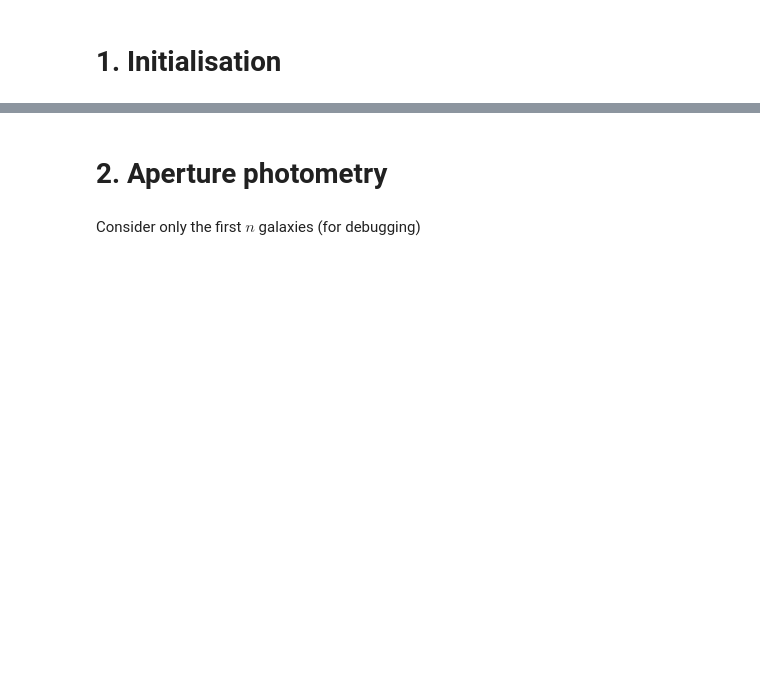
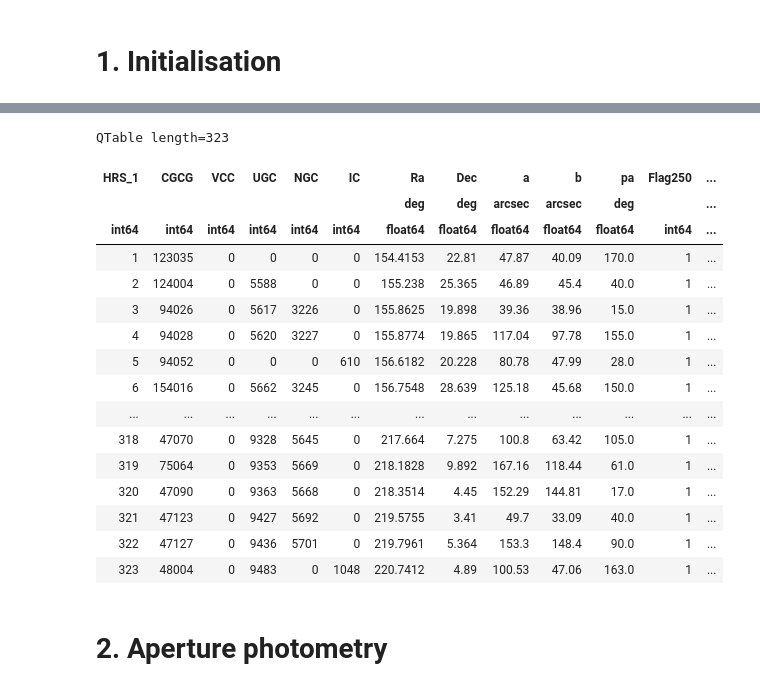
Before and after one commit to paranoya/astrobrowser, a Jupyter notebook: HRS.ipynb, the cells around one changed output, grey strips where cells are left out. Drawn from its saved outputs; the diff is of its cells as text; code cells hidden in the pictures; blank space fills up the shorter version.

```diff
--- a/HRS.ipynb
+++ b/HRS.ipynb
@@ -27,4 +121,34 @@ HRS_catalogue
+# %%
+HRS_SPIRE_catalogue = QTable.read(os.path.join('HRS', 'SPIRE_ciesla_2012', 'HRS_PHOTOMETRY_v2.1'), format='ascii.commented_header')
+HRS_SPIRE_catalogue['Ra'].unit = u.deg
+HRS_SPIRE_catalogue['Dec'].unit = u.deg
+HRS_SPIRE_catalogue['a'].unit = u.arcsec
+HRS_SPIRE_catalogue['b'].unit = u.arcsec
+HRS_SPIRE_catalogue['pa'].unit = u.deg
+HRS_SPIRE_catalogue['S250'].unit = u.mJy
+HRS_SPIRE_catalogue['S350'].unit = u.mJy
+HRS_SPIRE_catalogue['S500'].unit = u.mJy
+HRS_SPIRE_catalogue['err_tot250'].unit = u.mJy
+HRS_SPIRE_catalogue['err_tot350'].unit = u.mJy
+HRS_SPIRE_catalogue['err_tot500'].unit = u.mJy
+HRS_SPIRE_catalogue
+# %% [output]
+QTable length=323
+| HRS_1 | CGCG | VCC | UGC | NGC | IC | Ra | Dec | a | b | pa | Flag250 | ... |
+|  |  |  |  |  |  | deg | deg | arcsec | arcsec | deg |  | ... |
+| int64 | int64 | int64 | int64 | int64 | int64 | float64 | float64 | float64 | float64 | float64 | int64 | ... |
+| 1 | 123035 | 0 | 0 | 0 | 0 | 154.4153 | 22.81 | 47.87 | 40.09 | 170.0 | 1 | ... |
+| 2 | 124004 | 0 | 5588 | 0 | 0 | 155.238 | 25.365 | 46.89 | 45.4 | 40.0 | 1 | ... |
+| 3 | 94026 | 0 | 5617 | 3226 | 0 | 155.8625 | 19.898 | 39.36 | 38.96 | 15.0 | 1 | ... |
+| 4 | 94028 | 0 | 5620 | 3227 | 0 | 155.8774 | 19.865 | 117.04 | 97.78 | 155.0 | 1 | ... |
+| 5 | 94052 | 0 | 0 | 0 | 610 | 156.6182 | 20.228 | 80.78 | 47.99 | 28.0 | 1 | ... |
+| 6 | 154016 | 0 | 5662 | 3245 | 0 | 156.7548 | 28.639 | 125.18 | 45.68 | 150.0 | 1 | ... |
+| ... | ... | ... | ... | ... | ... | ... | ... | ... | ... | ... | ... | ... |
+| 318 | 47070 | 0 | 9328 | 5645 | 0 | 217.664 | 7.275 | 100.8 | 63.42 | 105.0 | 1 | ... |
+| 319 | 75064 | 0 | 9353 | 5669 | 0 | 218.1828 | 9.892 | 167.16 | 118.44 | 61.0 | 1 | ... |
+| 320 | 47090 | 0 | 9363 | 5668 | 0 | 218.3514 | 4.45 | 152.29 | 144.81 | 17.0 | 1 | ... |
+| 321 | 47123 | 0 | 9427 | 5692 | 0 | 219.5755 | 3.41 | 49.7 | 33.09 | 40.0 | 1 | ... |
+| 322 | 47127 | 0 | 9436 | 5701 | 0 | 219.7961 | 5.364 | 153.3 | 148.4 | 90.0 | 1 | ... |
+| 323 | 48004 | 0 | 9483 | 0 | 1048 | 220.7412 | 4.89 | 100.53 | 47.06 | 163.0 | 1 | ... |
 # %% [markdown]
 # 2. Aperture photometry
-# %% [markdown]
-Consider only the first $n$ galaxies (for debugging)
```
Also changed, not shown: parts of 44 cells of this notebook, 1 other file.
